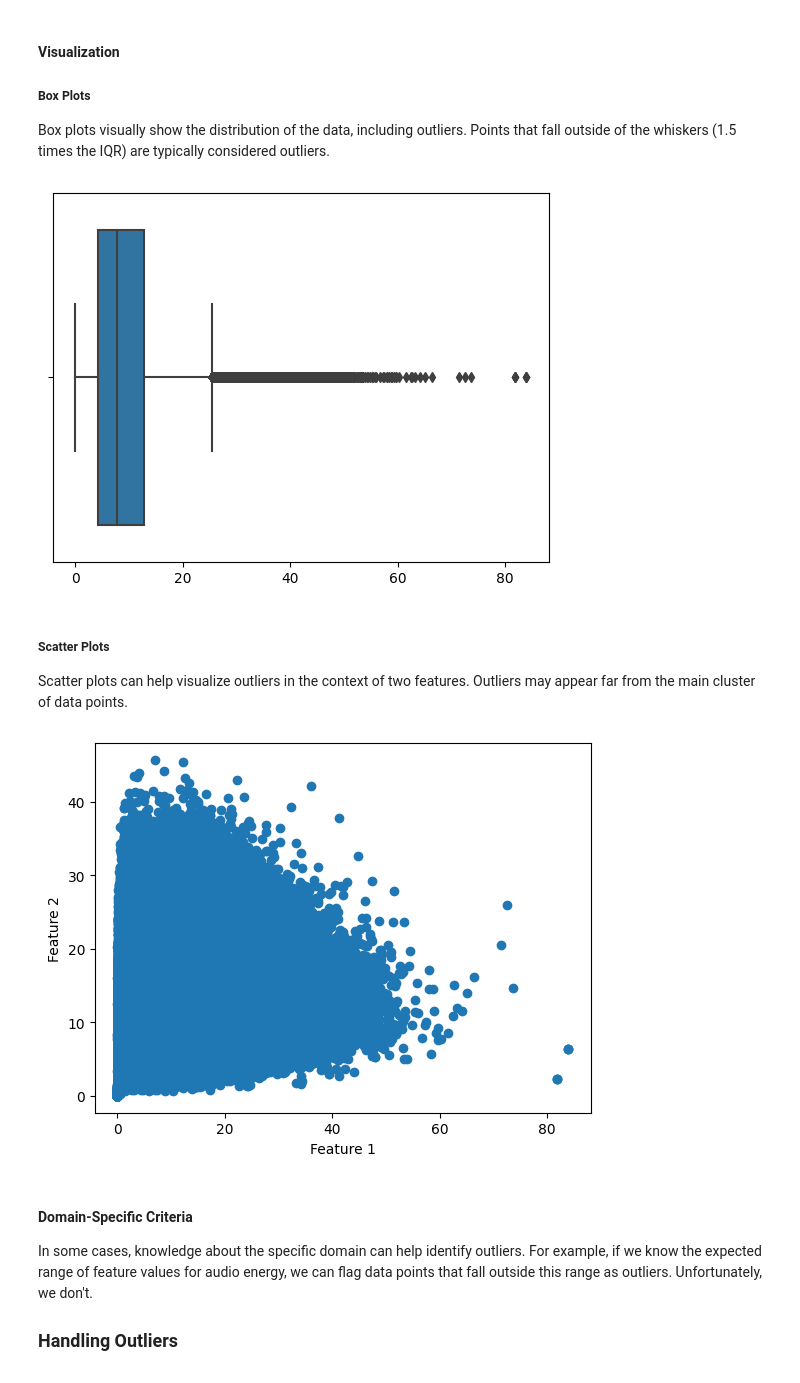
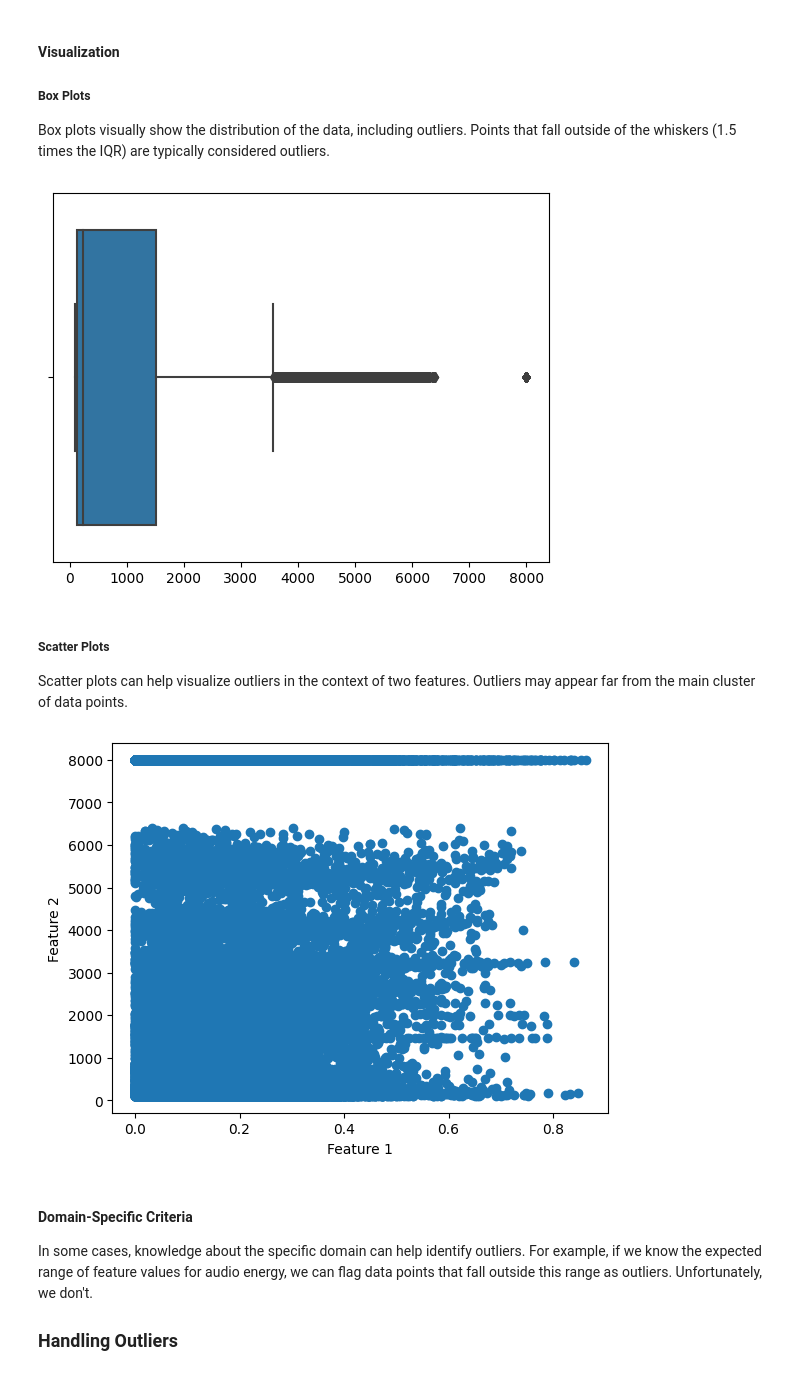
Before and after one commit to wolfram-laube/mlpc-project_team-park, a Jupyter notebook: task_2/report_wolfram.ipynb, the cells around one changed output. Drawn from its saved outputs; the diff is of its cells as text; code cells hidden in the pictures.

```diff
--- a/task_2/report_wolfram.ipynb
+++ b/task_2/report_wolfram.ipynb
@@ -100,21 +100,21 @@ import matplotlib.pyplot as plt
 import seaborn as sns
 
 # Example for one feature
-sns.boxplot(x=features[:,2])
+sns.boxplot(x=features[:,173,9])
 plt.show()
 # %% [output]
-[figure, old version]
+[figure, new version]
 # %% [markdown]
 
 ##### Scatter Plots
 Scatter plots can help visualize outliers in the context of two features. Outliers may appear far from the main cluster of data points.
 # %%
-plt.scatter(features[:,2], features[:,5])
+plt.scatter(features[:,174,0], features[:,173,0])
 plt.xlabel('Feature 1')
 plt.ylabel('Feature 2')
 plt.show()
 # %% [output]
-[figure, old version]
+[figure, new version]
 # %% [markdown]
 
 #### **Domain-Specific Criteria**
```
Also changed, not shown: parts of 1 cell of this notebook.
